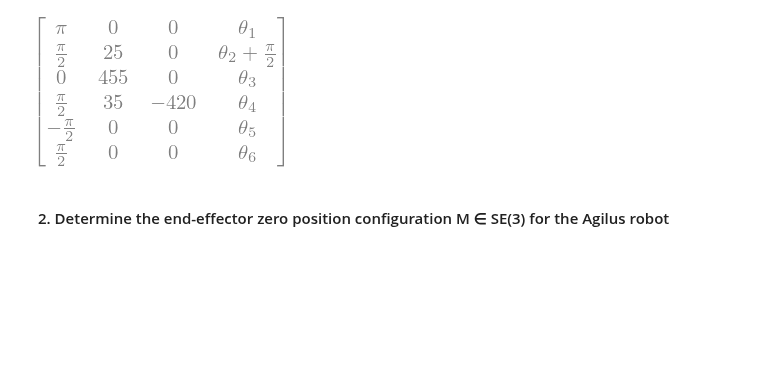
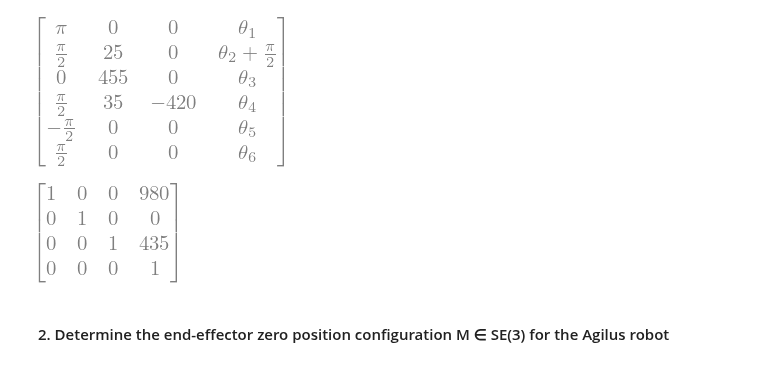
Before and after one commit to BirkHveding/RobotTek, a Jupyter notebook: Task_2.ipynb, the cells around one changed output. Cells and saved outputs as stored; diff of their text form; code cells hidden in the pictures; blank space fills up the shorter version.

```diff
--- a/Task_2.ipynb
+++ b/Task_2.ipynb
@@ -19,8 +20,11 @@ config
 # %%
 # oopg 1 Sicilliano
 # a alfa    d   v
 # sic_conf = sp.Matrix([[0,0,0,th1], [25,sp.pi/2,0,th2+sp.pi/2], [455,0,0,th3], [35,sp.pi/2,-420,th4], [0,-sp.pi/2,0,th5], [0,sp.pi/2,-80,th6]])
 # sic_conf
+M
+# %% [output]
+[figure, added]
 # %% [markdown]
 #### 2. Determine the end-effector zero position configuration M ∈ SE(3) for the Agilus robot
 # %%
```
Also changed, not shown: parts of 7 cells of this notebook, 3 other files.
